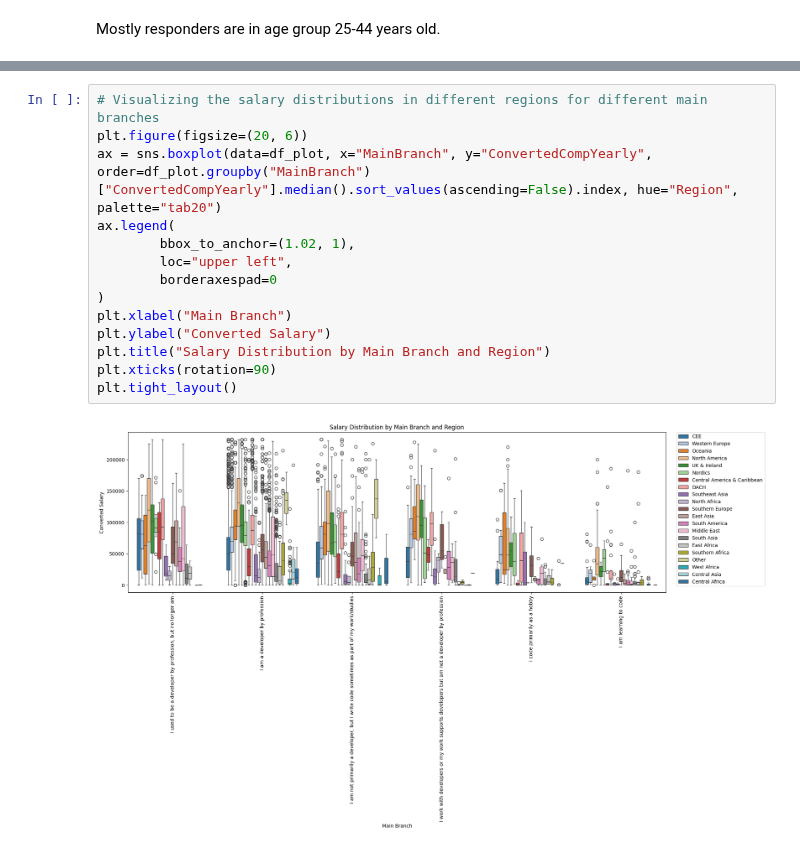
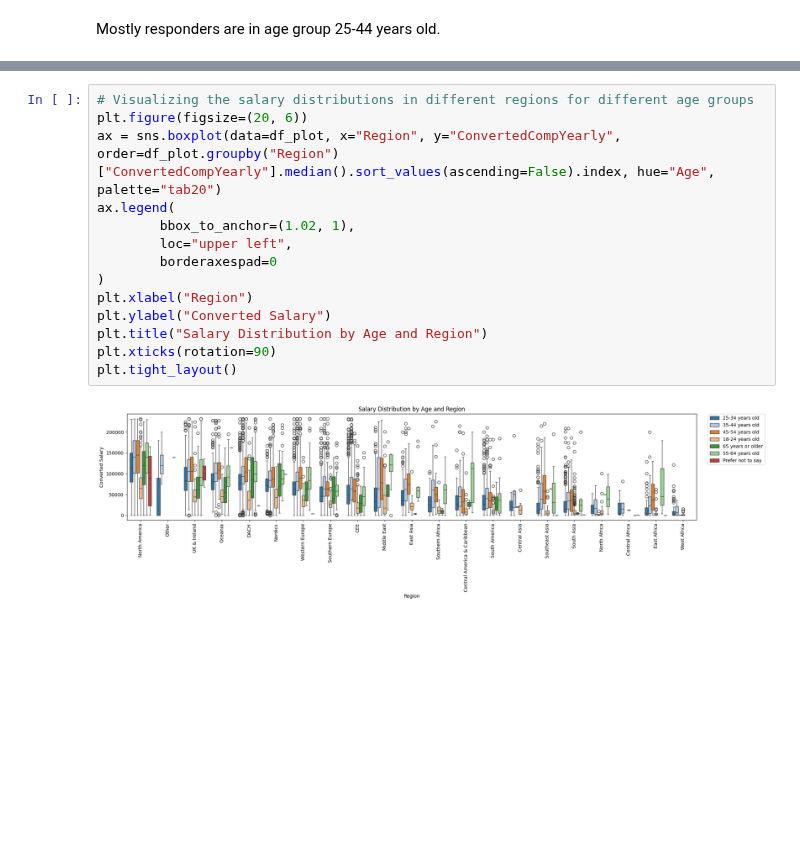
Before and after one commit to STetiana/stackoverflow_buddies, a Jupyter notebook: regions_comparison.ipynb, the cells around one changed output, grey strips where cells are left out. Drawn from its saved outputs; the diff is of its cells as text; blank space fills up the shorter version.

```diff
--- a/regions_comparison.ipynb
+++ b/regions_comparison.ipynb
@@ -645,17 +703,17 @@ The highest salaries have devs and people who used to be devs. Probably because
 # %%
-# Visualizing the salary distributions in different regions for different main branches
+# Visualizing the salary distributions in different regions for different age groups
 plt.figure(figsize=(20, 6))
-ax = sns.boxplot(data=df_plot, x="MainBranch", y="ConvertedCompYearly", order=df_plot.groupby("MainBranch")["ConvertedCompYearly"].median().sort_values(ascending=False).index, hue="Region", palette="tab20")
+ax = sns.boxplot(data=df_plot, x="Region", y="ConvertedCompYearly", order=df_plot.groupby("Region")["ConvertedCompYearly"].median().sort_values(ascending=False).index, hue="Age", palette="tab20")
 ax.legend(
         bbox_to_anchor=(1.02, 1),
         loc="upper left",
         borderaxespad=0
 )
-plt.xlabel("Main Branch")
+plt.xlabel("Region")
 plt.ylabel("Converted Salary")
-plt.title("Salary Distribution by Main Branch and Region")
+plt.title("Salary Distribution by Age and Region")
 plt.xticks(rotation=90)
 plt.tight_layout()
 # %% [output]
-[figure, old version]
+[figure, new version]
 # %% [markdown]
```
Also changed, not shown: parts of 28 cells of this notebook, 1 other file.
